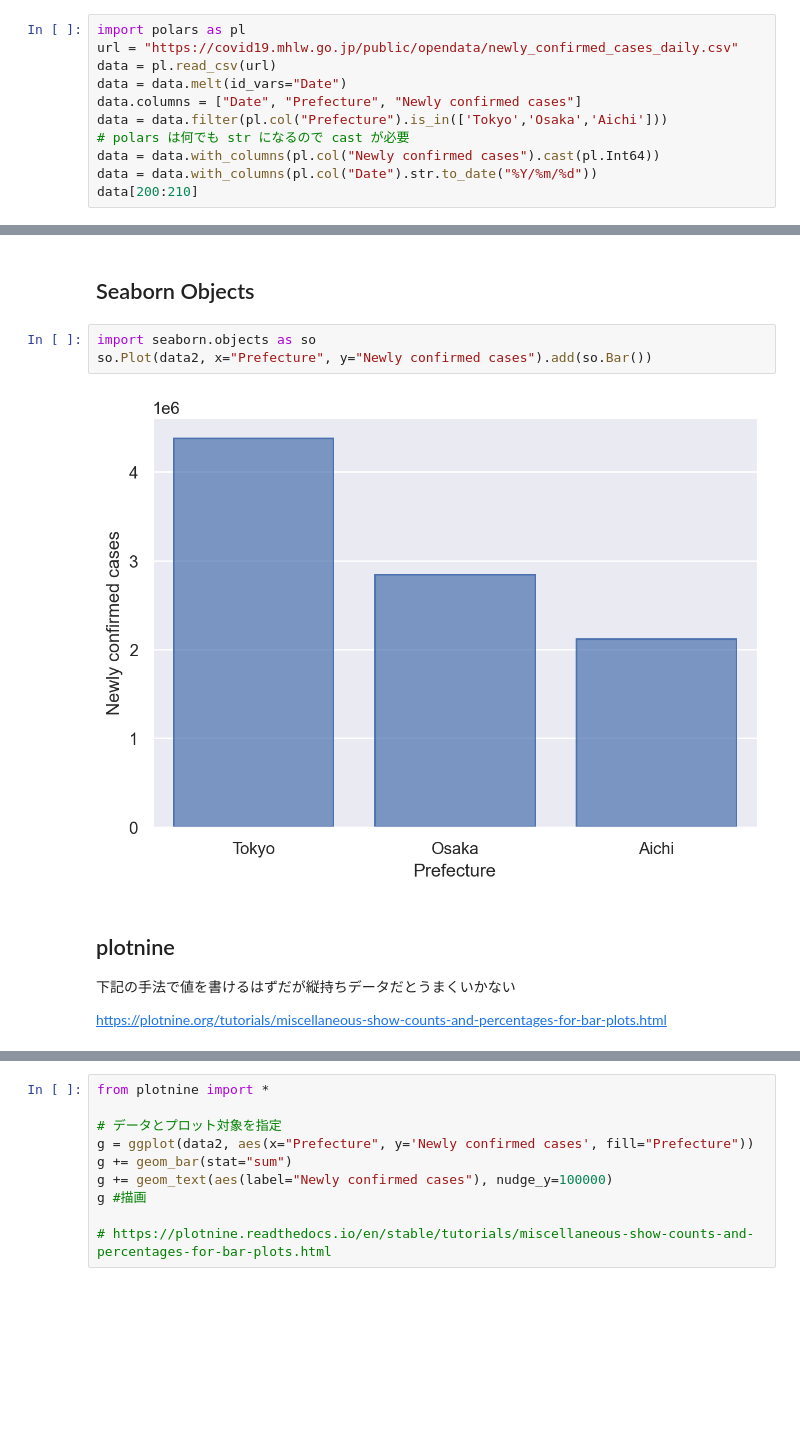
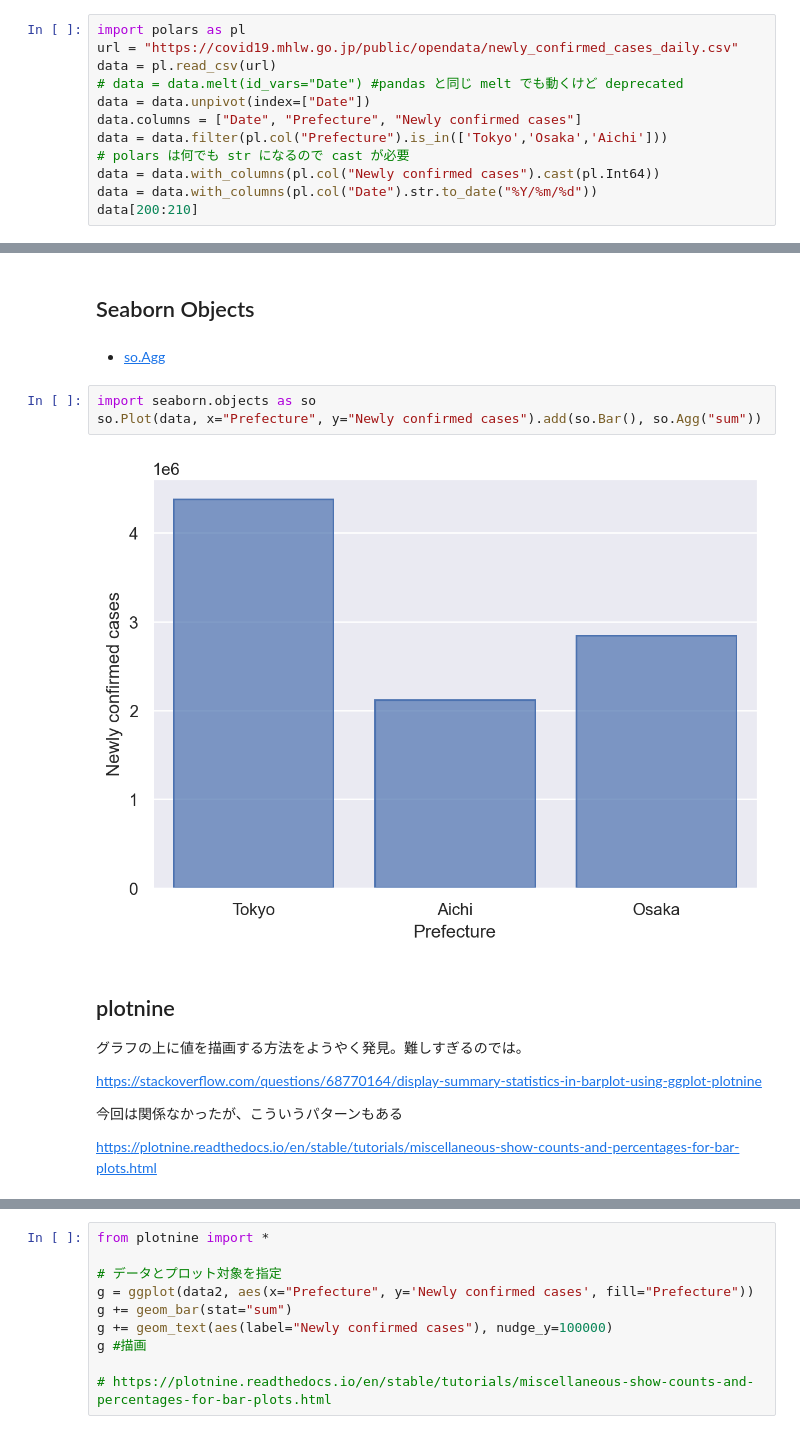
Before and after one commit to Kaz-Kawashima/PythonDataVisualization, a Jupyter notebook: BarPlotsPolars.ipynb, the cells around one changed output, grey strips where cells are left out. Saved outputs shown, nothing was run; the diff lists cells and outputs as text; blank space fills up the shorter version.

```diff
--- a/BarPlotsPolars.ipynb
+++ b/BarPlotsPolars.ipynb
@@ -8,7 +8,8 @@ https://www.mhlw.go.jp/stf/covid-19/open-data.html
 import polars as pl
 url = "https://covid19.mhlw.go.jp/public/opendata/newly_confirmed_cases_daily.csv"
 data = pl.read_csv(url)
-data = data.melt(id_vars="Date")
+# data = data.melt(id_vars="Date") #pandas と同じ melt でも動くけど deprecated
+data = data.unpivot(index=["Date"])
 data.columns = ["Date", "Prefecture", "Newly confirmed cases"]
 data = data.filter(pl.col("Prefecture").is_in(['Tokyo','Osaka','Aichi']))
 # polars は何でも str になるので cast が必要
@@ -62,17 +63,23 @@ ax.bar_label(ax.containers[0])
 [figure]
 # %% [markdown]
 ## Seaborn Objects
+# %% [markdown]
+- [so.Agg](https://seaborn.pydata.org/generated/seaborn.objects.Agg.html)
 # %%
 import seaborn.objects as so
-so.Plot(data2, x="Prefecture", y="Newly confirmed cases").add(so.Bar())
+so.Plot(data, x="Prefecture", y="Newly confirmed cases").add(so.Bar(), so.Agg("sum"))
 # %% [output]
-[figure, old version]
+[figure, new version]
 # %% [markdown]
 ## plotnine
 
-下記の手法で値を書けるはずだが縦持ちデータだとうまくいかない
+グラフの上に値を描画する方法をようやく発見。難しすぎるのでは。
 
-https://plotnine.org/tutorials/miscellaneous-show-counts-and-percentages-for-bar-plots.html
+https://stackoverflow.com/questions/68770164/display-summary-statistics-in-barplot-using-ggplot-plotnine
+
+今回は関係なかったが、こういうパターンもある
+
+https://plotnine.readthedocs.io/en/stable/tutorials/miscellaneous-show-counts-and-percentages-for-bar-plots.html
 # %%
 from plotnine import *
 
```
Also changed, not shown: parts of 6 cells of this notebook, 2 other files.
